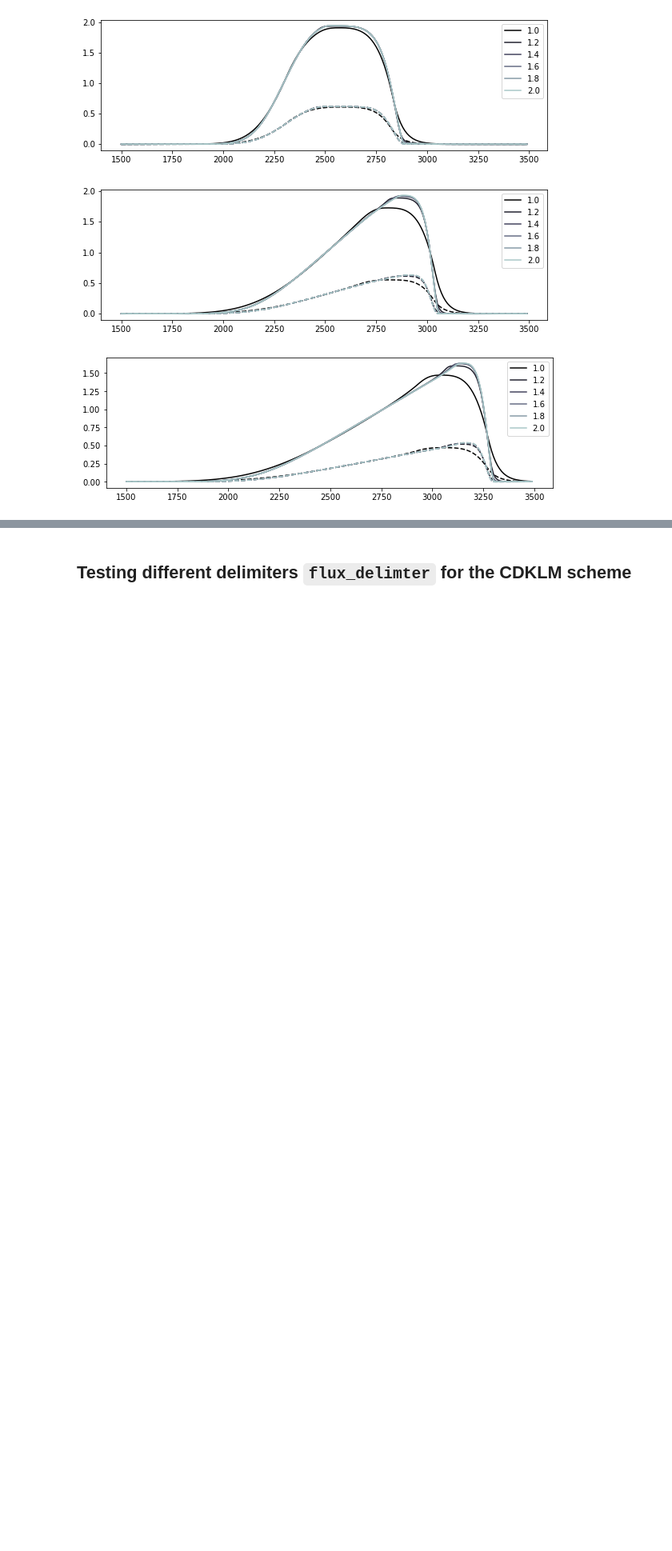
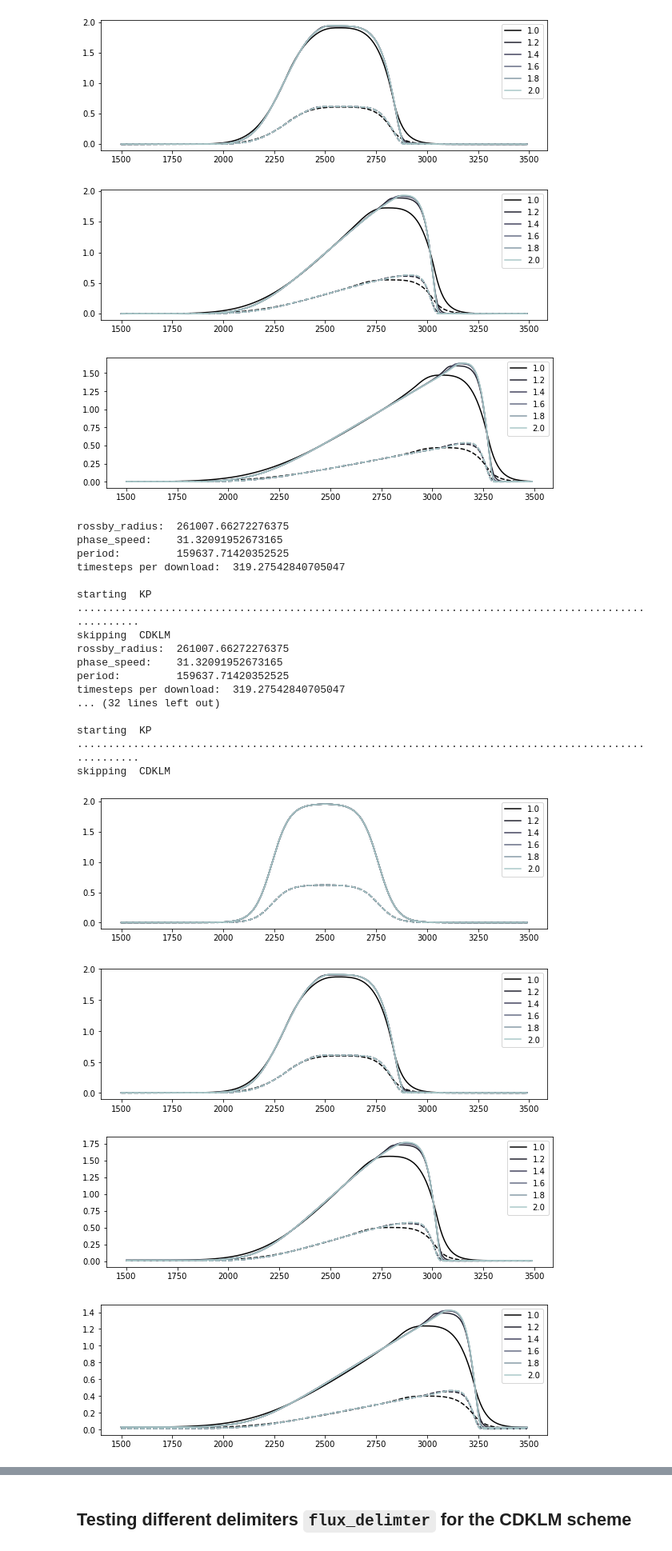
Before and after one commit to sintefmath/havvarsel-flux-investigations, a Jupyter notebook: KelvinWave.ipynb, the cells around one changed output, grey strips where cells are left out. Shown at 80% size. Drawn from its saved outputs; the diff is of its cells as text; code cells hidden in the pictures; blank space fills up the shorter version.

```diff
--- a/KelvinWave.ipynb
+++ b/KelvinWave.ipynb
@@ -558,7 +557,7 @@ thetas = [1.0, 1.2, 1.4, 1.6, 1.8, 2.0]
 
 cdklm_data_thetas = []
 for theta in thetas:
-    cdklm_data_thetas.append( runPeriodicSims(sims=[0,1], theta=theta) )
+    cdklm_data_thetas.append( runPeriodicSims(sims=[0,1], theta=theta, flux_delimiter=1.0) )
 # %% [output]
 rossby_radius:  261007.66272276375
 phase_speed:    31.32091952673165
@@ -584,3 +583,31 @@ plot_parameter_solution(cdklm_data_thetas, "theta")
 [figure]
 [figure]
 [figure]
+# %%
+kp_data_thetas = []
+for theta in thetas:
+    kp_data_thetas.append( runPeriodicSims(sims=[1,0], theta=theta, flux_delimiter=1.0) )
+
+plot_parameter_solution(kp_data_thetas, "theta")
+# %% [output]
+rossby_radius:  261007.66272276375
+phase_speed:    31.32091952673165
+period:         159637.71420352525
+timesteps per download:  319.27542840705047
+
+starting  KP
+.....................................................................................................
+skipping  CDKLM
+rossby_radius:  261007.66272276375
+phase_speed:    31.32091952673165
+period:         159637.71420352525
+timesteps per download:  319.27542840705047
+... (32 lines left out)
+
+starting  KP
+.....................................................................................................
+skipping  CDKLM
+[figure, added]
+[figure, added]
+[figure, added]
+[figure, added]
```
Also changed, not shown: parts of 9 cells of this notebook, 1 other file.
